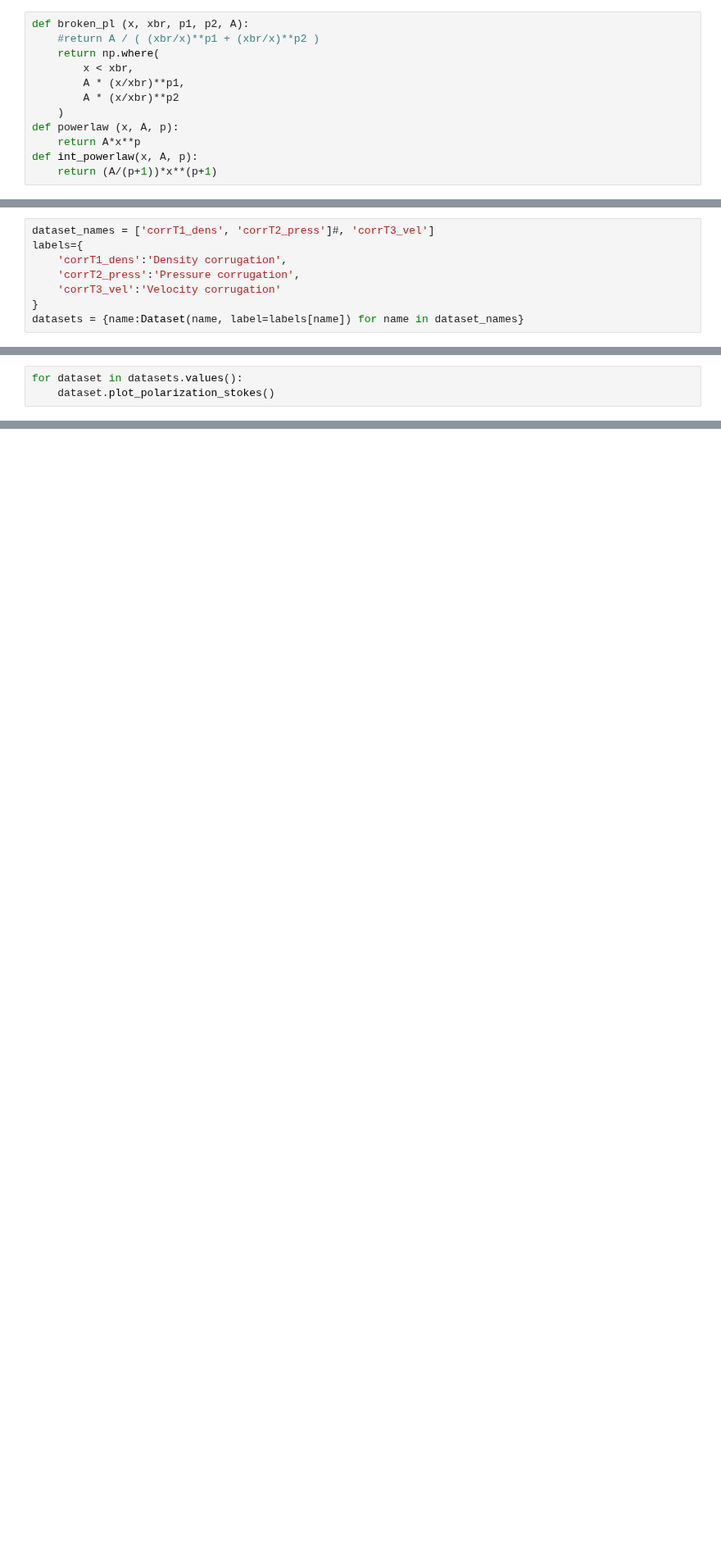
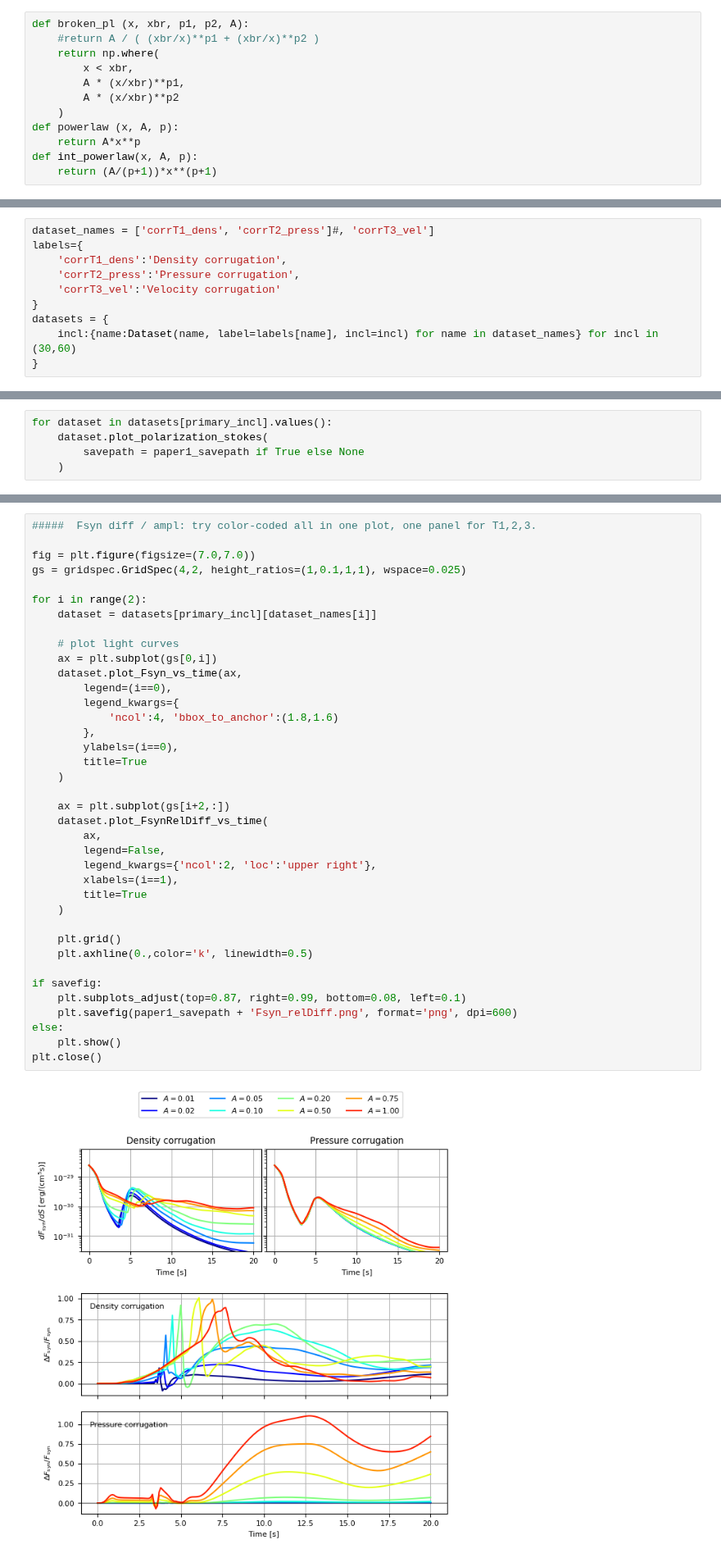
Before and after one commit to ppjanka/Corrugated_internal_shocks, a Jupyter notebook: bin_paper1/paper1_paperPlots.ipynb, the cells around one changed output, grey strips where cells are left out. Shown at 82% size. Saved outputs shown, nothing was run; the diff lists cells and outputs as text; blank space fills up the shorter version.

Commit message:
Paper plots updated.

```diff
--- a/bin_paper1/paper1_paperPlots.ipynb
+++ b/bin_paper1/paper1_paperPlots.ipynb
@@ -838,4 +866,6 @@ labels={
     'corrT2_press':'Pressure corrugation',
     'corrT3_vel':'Velocity corrugation'
 }
-datasets = {name:Dataset(name, label=labels[name]) for name in dataset_names}
+datasets = {
+    incl:{name:Dataset(name, label=labels[name], incl=incl) for name in dataset_names} for incl in (30,60)
+}
@@ -859,3 +872,5 @@ plt.show(); plt.close()
 # %%
-for dataset in datasets.values():
-    dataset.plot_polarization_stokes()
+for dataset in datasets[primary_incl].values():
+    dataset.plot_polarization_stokes(
+        savepath = paper1_savepath if True else None
+    )
@@ -893,3 +1020,43 @@ Deprecated in NumPy 1.20; for more details and guidance: https://numpy.org/devdo
+# %%
+#####  Fsyn diff / ampl: try color-coded all in one plot, one panel for T1,2,3.
+
+fig = plt.figure(figsize=(7.0,7.0))
+gs = gridspec.GridSpec(4,2, height_ratios=(1,0.1,1,1), wspace=0.025)
+
+for i in range(2):
+    dataset = datasets[primary_incl][dataset_names[i]]
+
+    # plot light curves
+    ax = plt.subplot(gs[0,i])
+    dataset.plot_Fsyn_vs_time(ax,
+        legend=(i==0),
+        legend_kwargs={
+            'ncol':4, 'bbox_to_anchor':(1.8,1.6)
+        },
+        ylabels=(i==0),
+        title=True
+    )
+
+    ax = plt.subplot(gs[i+2,:])
+    dataset.plot_FsynRelDiff_vs_time(
+        ax,
+        legend=False,
+        legend_kwargs={'ncol':2, 'loc':'upper right'},
+        xlabels=(i==1),
+        title=True
+    )
+
+    plt.grid()
+    plt.axhline(0.,color='k', linewidth=0.5)
+
+if savefig:
+    plt.subplots_adjust(top=0.87, right=0.99, bottom=0.08, left=0.1)
+    plt.savefig(paper1_savepath + 'Fsyn_relDiff.png', format='png', dpi=600)
+else:
+    plt.show()
+plt.close()
+# %% [output]
+[figure, added]
 # %%
 # Color coded Fsyn(t) as 3 panels for T1,2,3. In bottom panels show time-integrated relative Fsyn difference.
 
```
Also changed, not shown: parts of 13 cells of this notebook.
